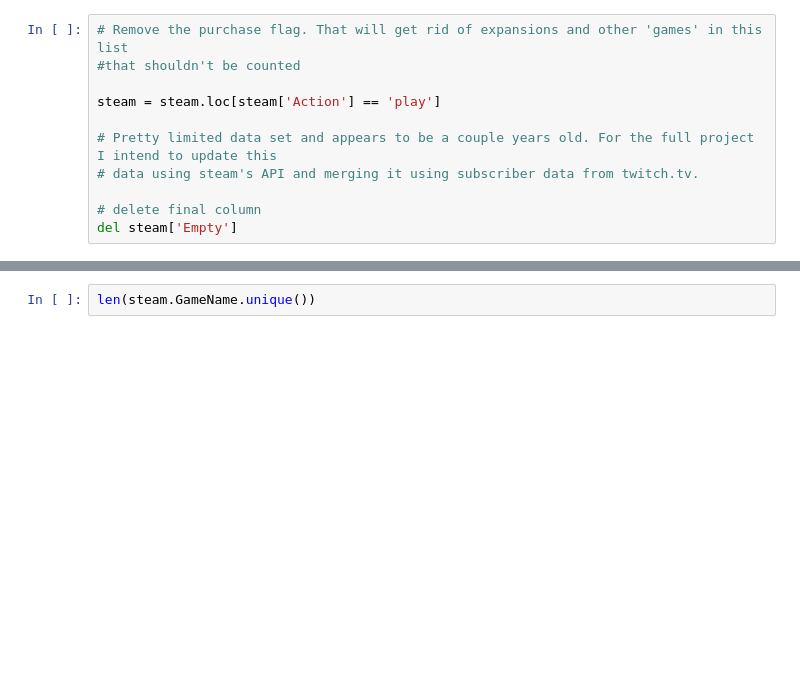
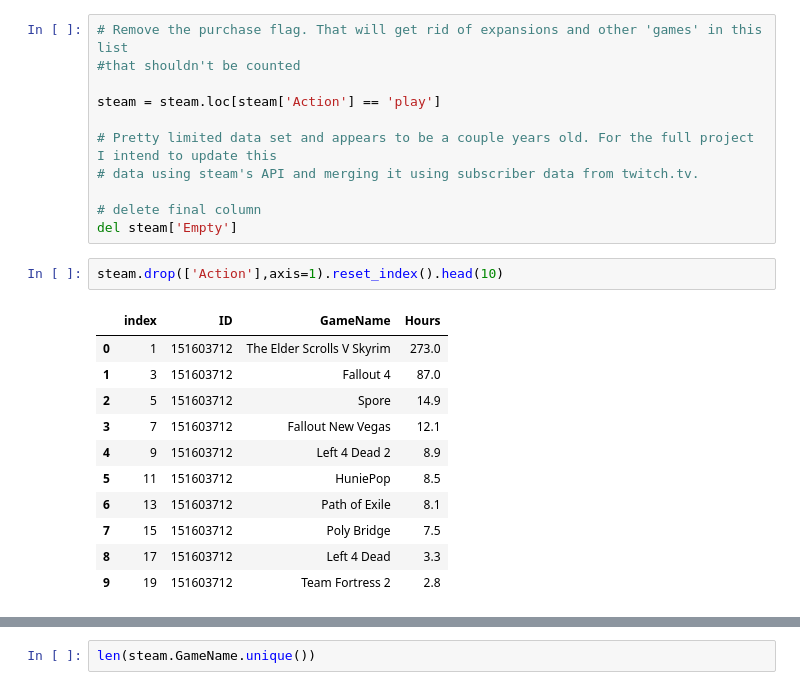
Before and after one commit to ebechter/VideoMania, a Jupyter notebook: VM.ipynb, the cells around one changed output, grey strips where cells are left out. Saved outputs shown, nothing was run; the diff lists cells and outputs as text; blank space fills up the shorter version.

```diff
--- a/VM.ipynb
+++ b/VM.ipynb
@@ -27,3 +27,17 @@ steam = steam.loc[steam['Action'] == 'play']
 
 # delete final column
 del steam['Empty']
+# %%
+steam.drop(['Action'],axis=1).reset_index().head(10)
+# %% [output]
+|  | index | ID | GameName | Hours |
+| 0 | 1 | 151603712 | The Elder Scrolls V Skyrim | 273.0 |
+| 1 | 3 | 151603712 | Fallout 4 | 87.0 |
+| 2 | 5 | 151603712 | Spore | 14.9 |
+| 3 | 7 | 151603712 | Fallout New Vegas | 12.1 |
+| 4 | 9 | 151603712 | Left 4 Dead 2 | 8.9 |
+| 5 | 11 | 151603712 | HuniePop | 8.5 |
+| 6 | 13 | 151603712 | Path of Exile | 8.1 |
+| 7 | 15 | 151603712 | Poly Bridge | 7.5 |
+| 8 | 17 | 151603712 | Left 4 Dead | 3.3 |
+| 9 | 19 | 151603712 | Team Fortress 2 | 2.8 |
```
Also changed, not shown: parts of 15 cells of this notebook, 1 other file.
